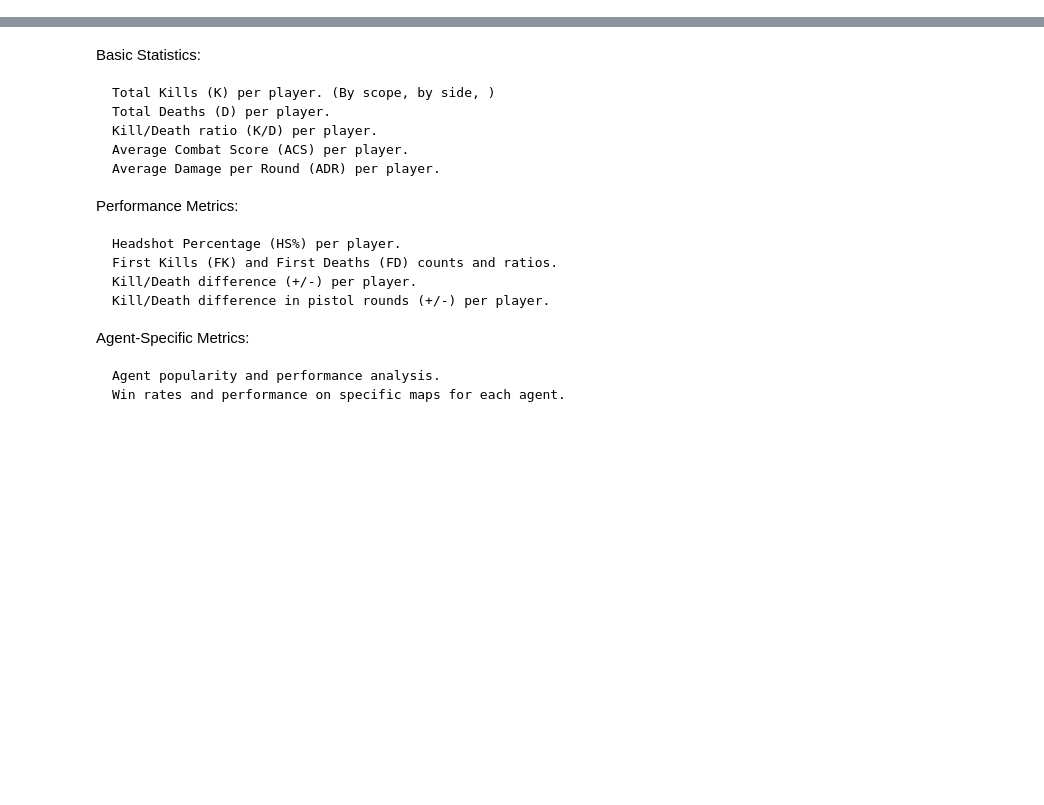
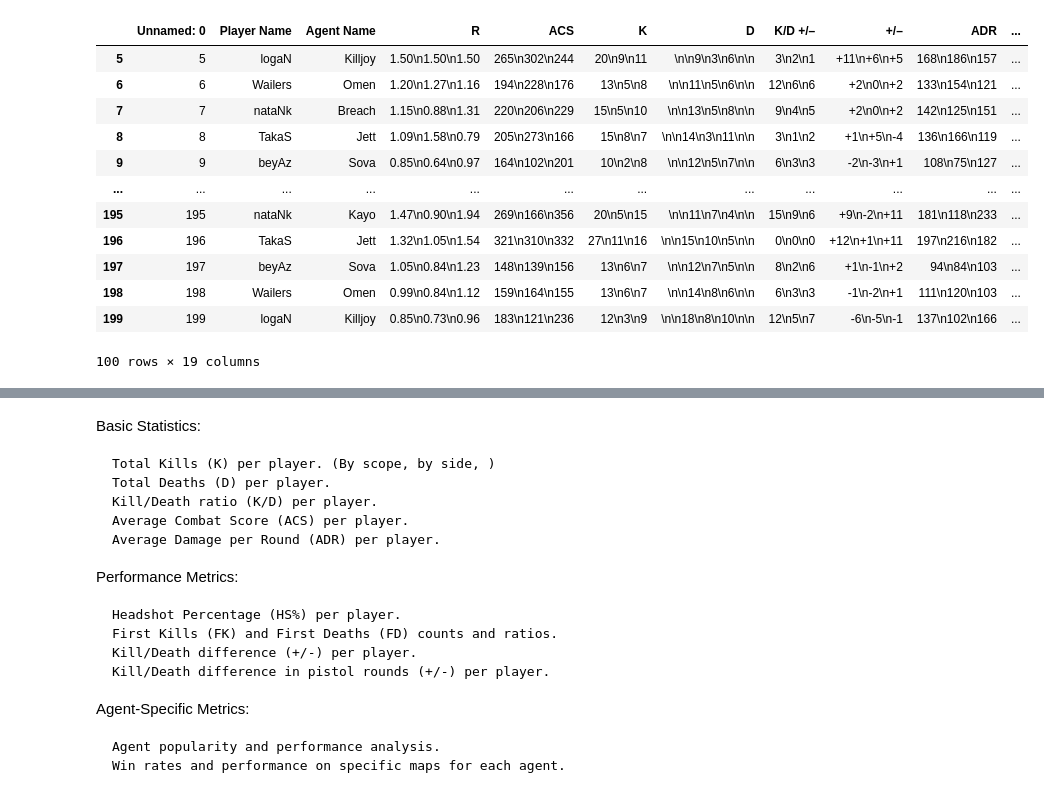
Before and after one commit to mariusBRM/M8_Valorant, a Jupyter notebook: exploration.ipynb, the cells around one changed output, grey strips where cells are left out. Saved outputs shown, nothing was run; the diff lists cells and outputs as text; code cells hidden in the pictures; blank space fills up the shorter version.

```diff
--- a/exploration.ipynb
+++ b/exploration.ipynb
@@ -20,0 +24,24 @@ statistique.head(-5)
+# %%
+team_name = 'Gentle Mates'
+df = statistique
+set_names = set(df['Player Name'].where(df['Team Name'] == team_name))
+
+names = pd.DataFrame(list(set_names), columns=['Player']).dropna()['Player'].values.tolist()
+
+kills = df[df['Player Name'].isin(names)]
+# %%
+kills
+# %% [output]
+|  | Unnamed: 0 | Player Name | Agent Name | R | ACS | K | D | K/D +/– | +/– | ADR | ... |
+| 5 | 5 | logaN | Killjoy | 1.50\n1.50\n1.50 | 265\n302\n244 | 20\n9\n11 | \n\n9\n3\n6\n\n | 3\n2\n1 | +11\n+6\n+5 | 168\n186\n157 | ... |
+| 6 | 6 | Wailers | Omen | 1.20\n1.27\n1.16 | 194\n228\n176 | 13\n5\n8 | \n\n11\n5\n6\n\n | 12\n6\n6 | +2\n0\n+2 | 133\n154\n121 | ... |
+| 7 | 7 | nataNk | Breach | 1.15\n0.88\n1.31 | 220\n206\n229 | 15\n5\n10 | \n\n13\n5\n8\n\n | 9\n4\n5 | +2\n0\n+2 | 142\n125\n151 | ... |
+| 8 | 8 | TakaS | Jett | 1.09\n1.58\n0.79 | 205\n273\n166 | 15\n8\n7 | \n\n14\n3\n11\n\n | 3\n1\n2 | +1\n+5\n-4 | 136\n166\n119 | ... |
+| 9 | 9 | beyAz | Sova | 0.85\n0.64\n0.97 | 164\n102\n201 | 10\n2\n8 | \n\n12\n5\n7\n\n | 6\n3\n3 | -2\n-3\n+1 | 108\n75\n127 | ... |
+| ... | ... | ... | ... | ... | ... | ... | ... | ... | ... | ... | ... |
+| 195 | 195 | nataNk | Kayo | 1.47\n0.90\n1.94 | 269\n166\n356 | 20\n5\n15 | \n\n11\n7\n4\n\n | 15\n9\n6 | +9\n-2\n+11 | 181\n118\n233 | ... |
+| 196 | 196 | TakaS | Jett | 1.32\n1.05\n1.54 | 321\n310\n332 | 27\n11\n16 | \n\n15\n10\n5\n\n | 0\n0\n0 | +12\n+1\n+11 | 197\n216\n182 | ... |
+| 197 | 197 | beyAz | Sova | 1.05\n0.84\n1.23 | 148\n139\n156 | 13\n6\n7 | \n\n12\n7\n5\n\n | 8\n2\n6 | +1\n-1\n+2 | 94\n84\n103 | ... |
+| 198 | 198 | Wailers | Omen | 0.99\n0.84\n1.12 | 159\n164\n155 | 13\n6\n7 | \n\n14\n8\n6\n\n | 6\n3\n3 | -1\n-2\n+1 | 111\n120\n103 | ... |
+| 199 | 199 | logaN | Killjoy | 0.85\n0.73\n0.96 | 183\n121\n236 | 12\n3\n9 | \n\n18\n8\n10\n\n | 12\n5\n7 | -6\n-5\n-1 | 137\n102\n166 | ... |
+100 rows × 19 columns
```
Also changed, not shown: parts of 5 cells of this notebook, 1 other file.
